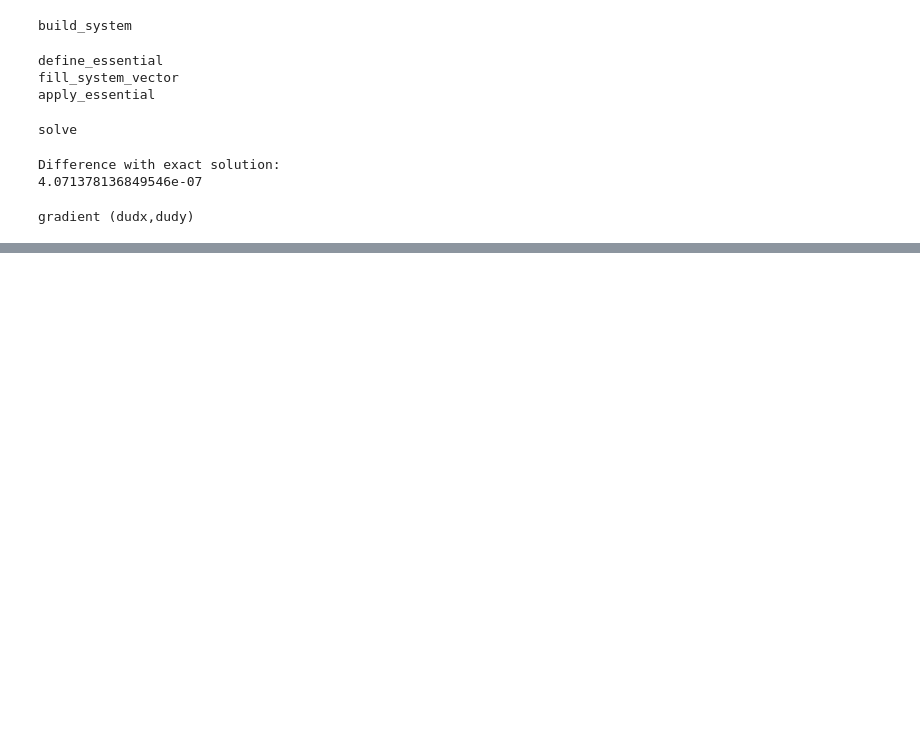
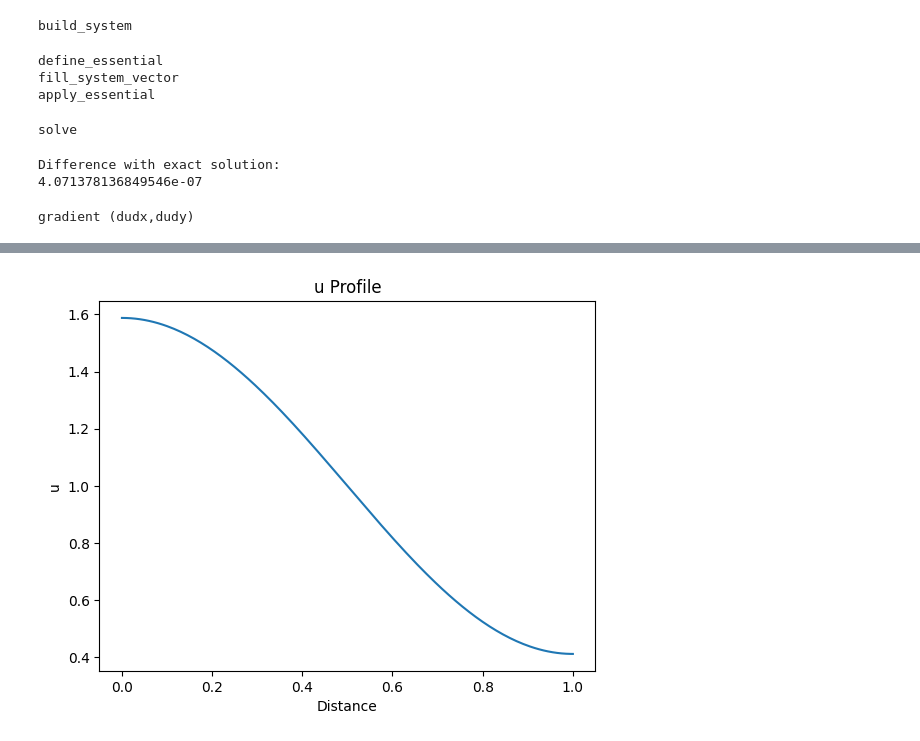
Before and after one commit to NickJaensson/eztfem.py, a Jupyter notebook: examples/poisson/poisson1.ipynb, the cells around one changed output, grey strips where cells are left out. Drawn from its saved outputs; the diff is of its cells as text; code cells hidden in the pictures; blank space fills up the shorter version.

```diff
--- a/examples/poisson/poisson1.ipynb
+++ b/examples/poisson/poisson1.ipynb
@@ -118,0 +114,5 @@ Widget(value='<iframe src="http://localhost:63067/index.html?ui=P_0x111cef9b0_1&
+# %%
+points = [[0.0, 0.3, 0.0], [1.0, 0.3, 0.0]]
+data_sample = ezt.plot_over_line(mesh_pv, points, npoints=200) #, plot_mesh=True)
+# %% [output]
+[figure, added]
```
Also changed, not shown: parts of 6 cells of this notebook.
